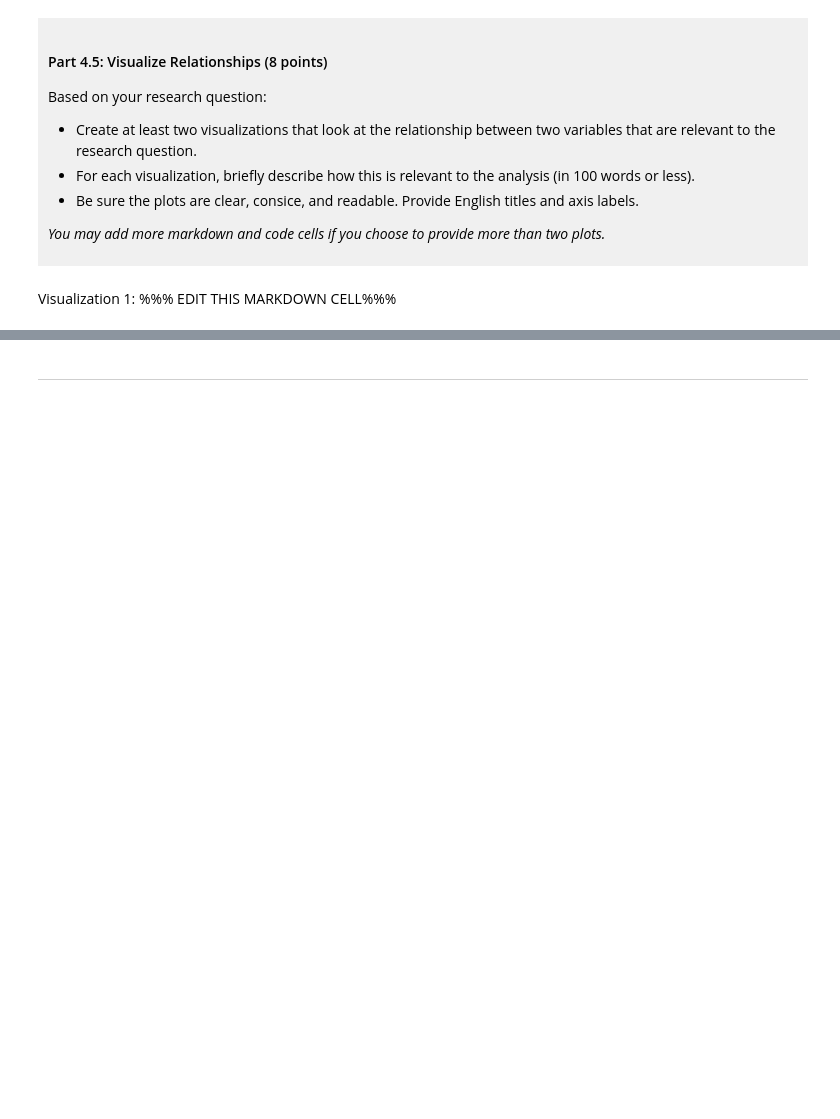
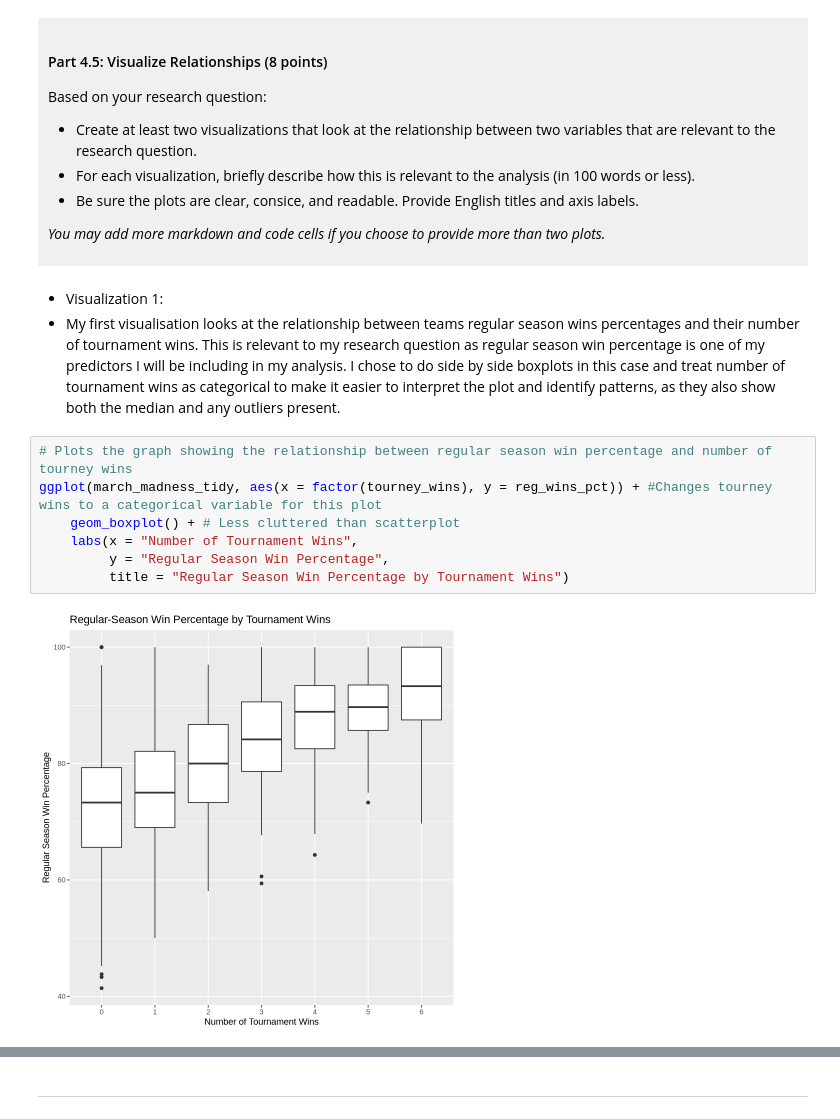
Before and after one commit to Ewan-Magus/dsci-100-project-ewan-magus, a Jupyter notebook: dsci-100-project-notebook.ipynb, the cells around one changed output, grey strips where cells are left out. Drawn from its saved outputs; the diff is of its cells as text; blank space fills up the shorter version.

```diff
--- a/dsci-100-project-notebook.ipynb
+++ b/dsci-100-project-notebook.ipynb
@@ -414,5 +423,15 @@ Based on your research question:
 *You may add more markdown and code cells if you choose to provide more than two plots.*
 </div>
 # %% [markdown]
-Visualization 1: %%% EDIT THIS MARKDOWN CELL%%%
+- Visualization 1:
+- My first visualisation looks at the relationship between teams regular season wins percentages and their number of tournament wins. This is relevant to my research question as regular season win percentage is one of my predictors I will be including in my analysis. I chose to do side by side boxplots in this case and treat number of tournament wins as categorical to make it easier to interpret the plot and identify patterns, as they also show both the median and any outliers present.
+# %%
+# Plots the graph showing the relationship between regular season win percentage and number of tourney wins
+ggplot(march_madness_tidy, aes(x = factor(tourney_wins), y = reg_wins_pct)) + #Changes tourney wins to a categorical variable for this plot
+    geom_boxplot() + # Less cluttered than scatterplot
+    labs(x = "Number of Tournament Wins",
+         y = "Regular Season Win Percentage",
+         title = "Regular Season Win Percentage by Tournament Wins")
+# %% [output]
+[figure, added]
 # %% [markdown]
```
Also changed, not shown: parts of 3 cells of this notebook.
